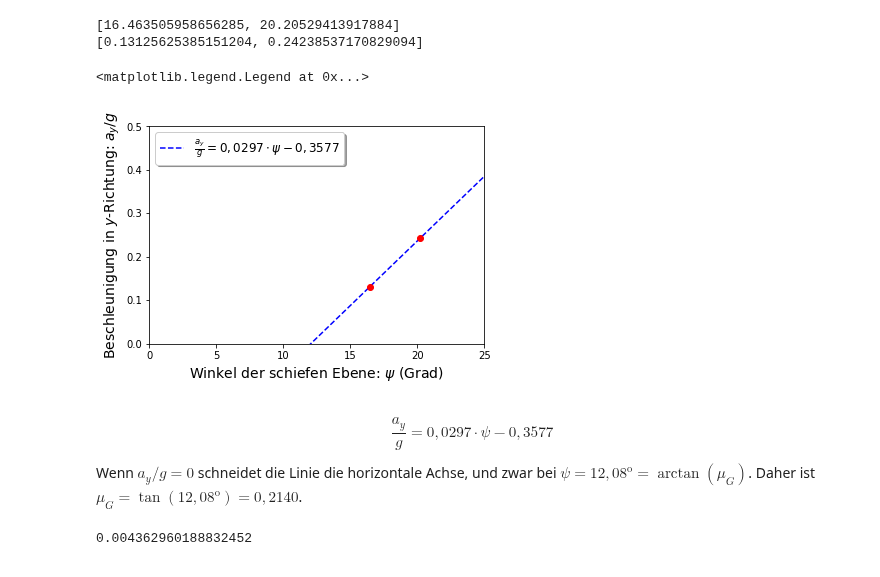
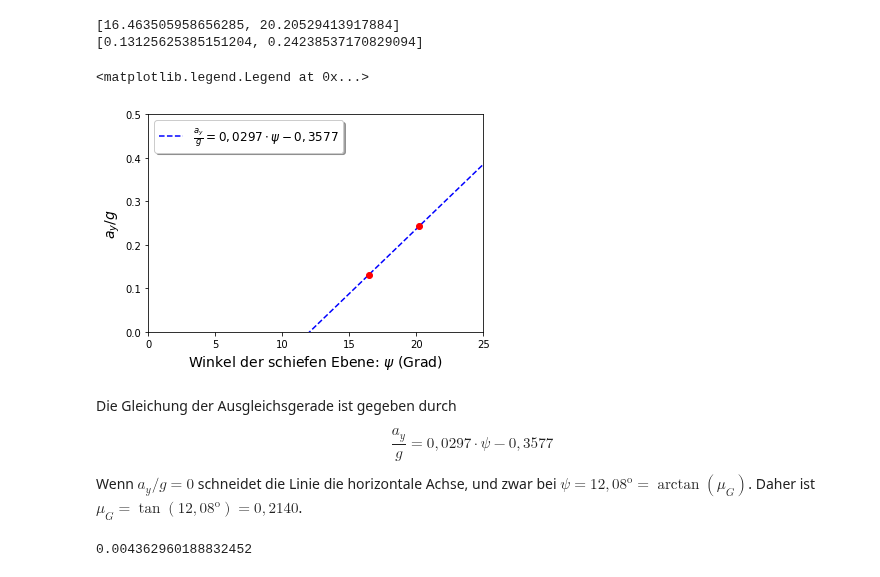
Before and after one commit to allgebrist/physik-praktikum, a Jupyter notebook: 8. Schiefe Ebene mit Reibung.ipynb, the cells around one changed output. Cells and saved outputs as stored; diff of their text form; code cells hidden in the pictures.

```diff
--- a/8. Schiefe Ebene mit Reibung.ipynb
+++ b/8. Schiefe Ebene mit Reibung.ipynb
@@ -360,16 +360,18 @@ print(b)
 # %%
 f = np.linspace(0, 25)
 plt.plot(f, 0.0297 * f- 0.3577, 'b--', label = '$\\frac{a_y}{g} = 0,0297\cdot\psi - 0,3577$')
 plt.plot(w, b, 'ro')
 plt.xlim(0, 25)
 plt.ylim(0, 0.5)
 plt.xlabel('Winkel der schiefen Ebene: $\psi$ (Grad)', fontsize = 14)
-plt.ylabel('Beschleunigung in $y$-Richtung: $a_y / g$', fontsize = 14)
+plt.ylabel('$a_y / g$', fontsize = 14)
 plt.legend(loc = 'upper left', shadow = True, fontsize = 'large')
 # %% [output]
 <matplotlib.legend.Legend at 0x...>
-[figure, old version]
+[figure, new version]
 # %% [markdown]
+Die Gleichung der Ausgleichsgerade ist gegeben durch
+
 \begin{equation}
     \frac{a_y}{g} = 0,0297\cdot\psi - 0,3577
 \end{equation}
```
